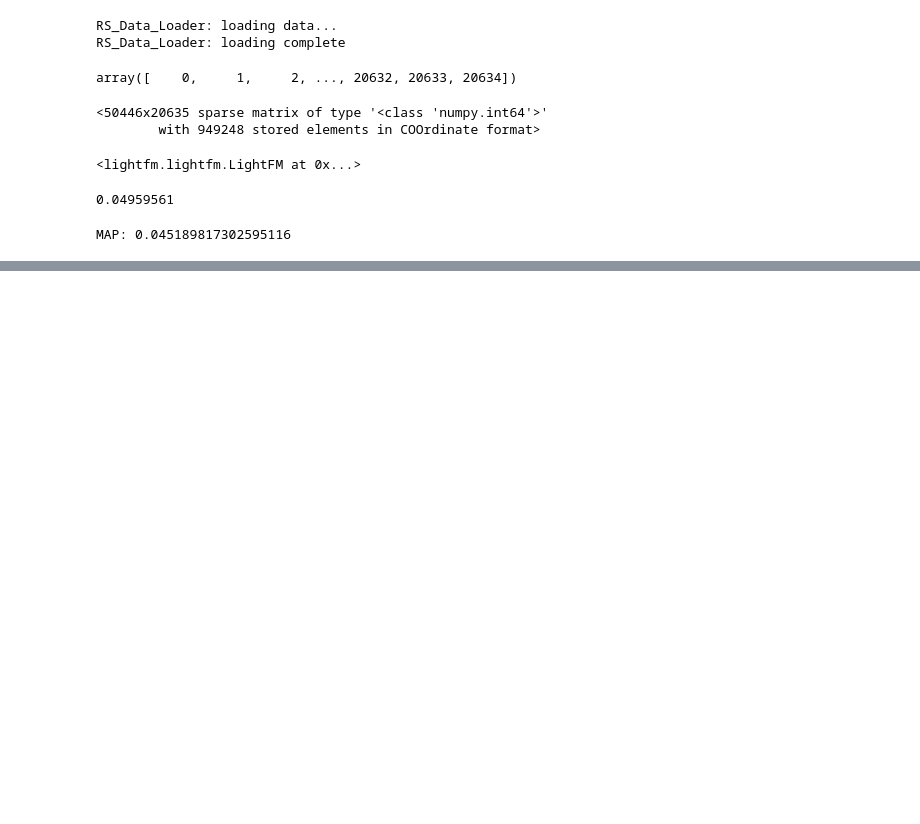
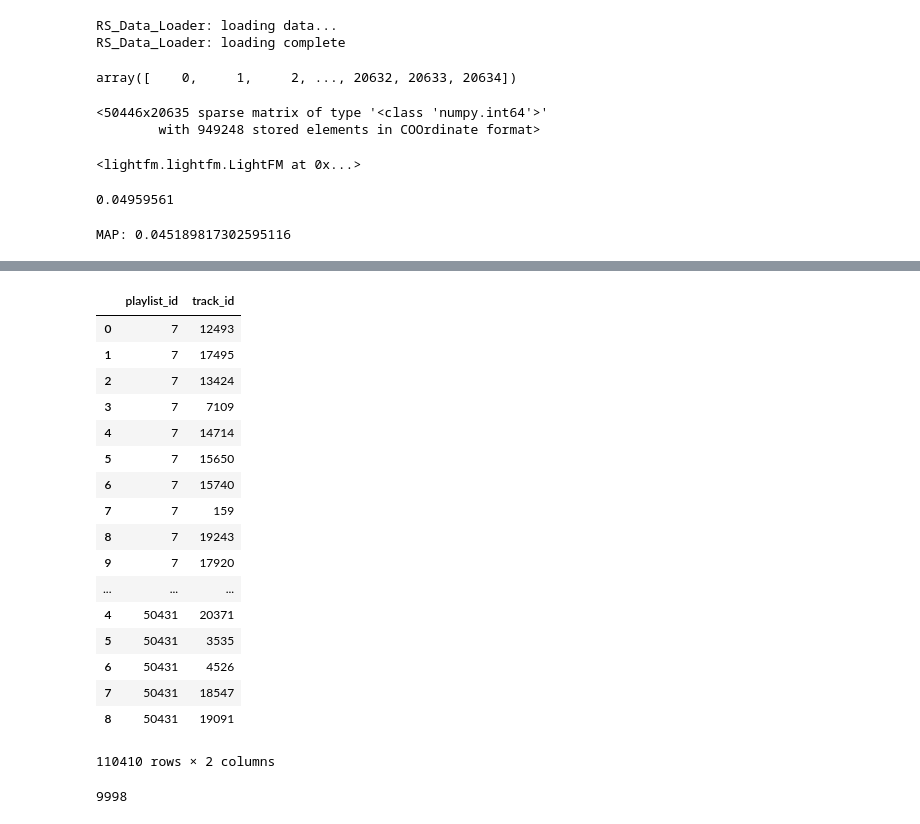
Before and after one commit to federicoBetti/Recommender-System-Competition, a Jupyter notebook: root_test.ipynb, the cells around one changed output, grey strips where cells are left out. Drawn from its saved outputs; the diff is of its cells as text; code cells hidden in the pictures; blank space fills up the shorter version.

Commit message:
testing witht the new train/test

```diff
--- a/root_test.ipynb
+++ b/root_test.ipynb
@@ -530,0 +533,5 @@ MAP: 0.045189817302595116
+# %%
+train = pd.read_csv(os.path.join("Dataset", "train.csv"))
+train_sequential = pd.read_csv(os.path.join("Dataset", "train_sequential.csv"))
+tracks = pd.read_csv(os.path.join("Dataset", "tracks.csv"))
+target_playlist = pd.read_csv(os.path.join("Dataset", "target_playlists.csv"))
@@ -530,0 +572,37 @@ MAP: 0.045189817302595116
+# %%
+# qua ci sono tutte le playlist con la rispettiva lista di canzoni
+data_gr_all = train.groupby(train.playlist_id).track_id.apply(list)
+
+to_add_train, to_add_test = [], []
+to_add_train_ind, to_add_test_ind = [], []
+for i in data_gr_all.keys():
+
+    print(i)
+    # per ogni canzone
+    if i not in sequential_playlists:
+        if i in target_plays:
+            print("Sto entrando nelle target playlist")
+            # se non è nelle sequential
+            line = data_gr_all[i]
+            len20 = int(len(line) * .8)
+            # prendo gli indici dell'80 delle canzoni
+            indexes = random.sample(range(0, len(line)), len20)
+            for ind, el in enumerate(line):
+                # per ogni canzone nella playlist
+                if ind in indexes:
+                    # se è negli indici che ho selezionato a random prima la metto nella lista da aggiungere al train
+                    to_add_train_ind.append(i)
+                    to_add_train.append(el)
+                else:
+                    # altrimenti al test
+                    to_add_test_ind.append(i)
+                    to_add_test.append(el)
+        else:
+            line = data_gr_all[i]
+            for ind, el in enumerate(line):
+                to_add_train_ind.append(i)
+                to_add_train.append(el)
+
+# poi aggiorni i rispettivi df con le canzoni nella lista
+train_keep_dist = add_dataframe(train_keep_dist, to_add_train_ind, to_add_train)
+test_keep_dist = add_dataframe(test_keep_dist, to_add_test_ind, to_add_test)
@@ -530,0 +647,25 @@ MAP: 0.045189817302595116
+# %%
+train_keep_dist
+# %% [output]
+|  | playlist_id | track_id |
+| 0 | 7 | 12493 |
+| 1 | 7 | 17495 |
+| 2 | 7 | 13424 |
+| 3 | 7 | 7109 |
+| 4 | 7 | 14714 |
+| 5 | 7 | 15650 |
+| 6 | 7 | 15740 |
+| 7 | 7 | 159 |
+| 8 | 7 | 19243 |
+| 9 | 7 | 17920 |
+| ... | ... | ... |
+| 4 | 50431 | 20371 |
+| 5 | 50431 | 3535 |
+| 6 | 50431 | 4526 |
+| 7 | 50431 | 18547 |
+| 8 | 50431 | 19091 |
+110410 rows × 2 columns
+# %%
+test_keep_dist.playlist_id.unique()
+# %% [output]
+9998
```
Also changed, not shown: parts of 5 cells of this notebook, 7 other files.
